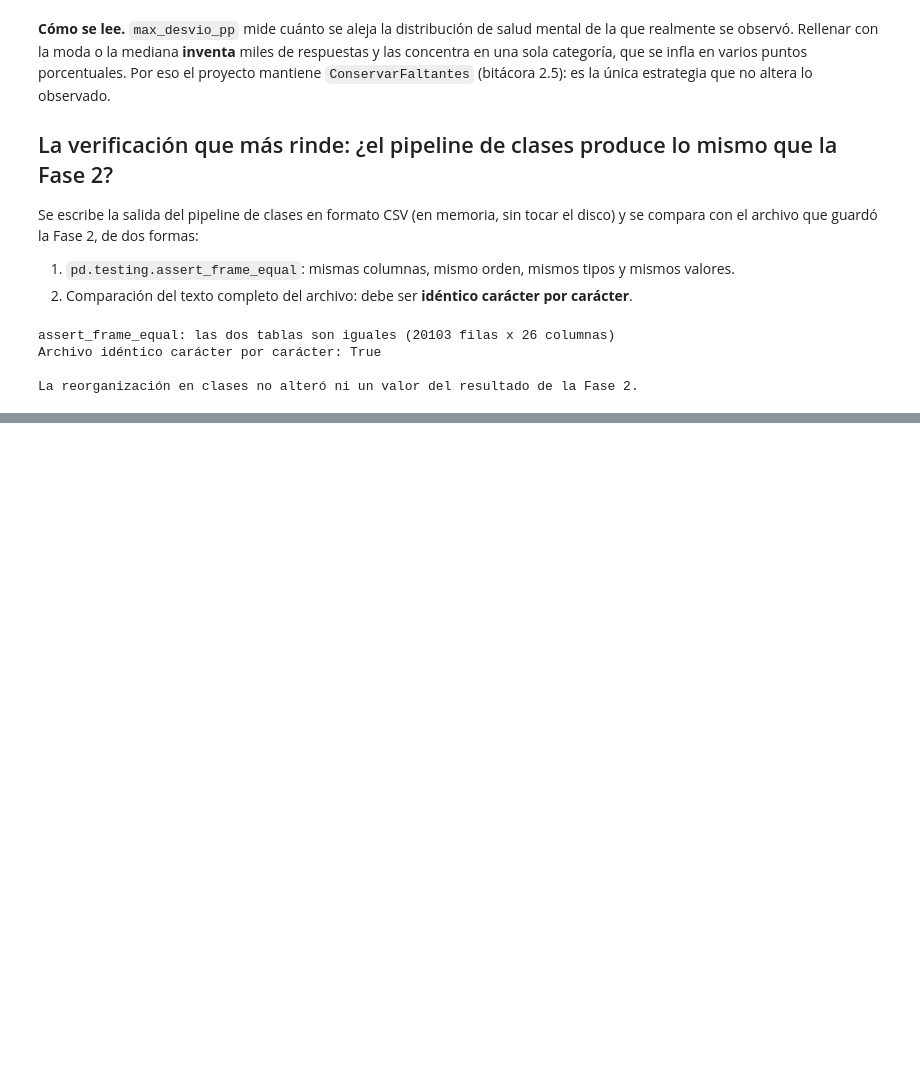
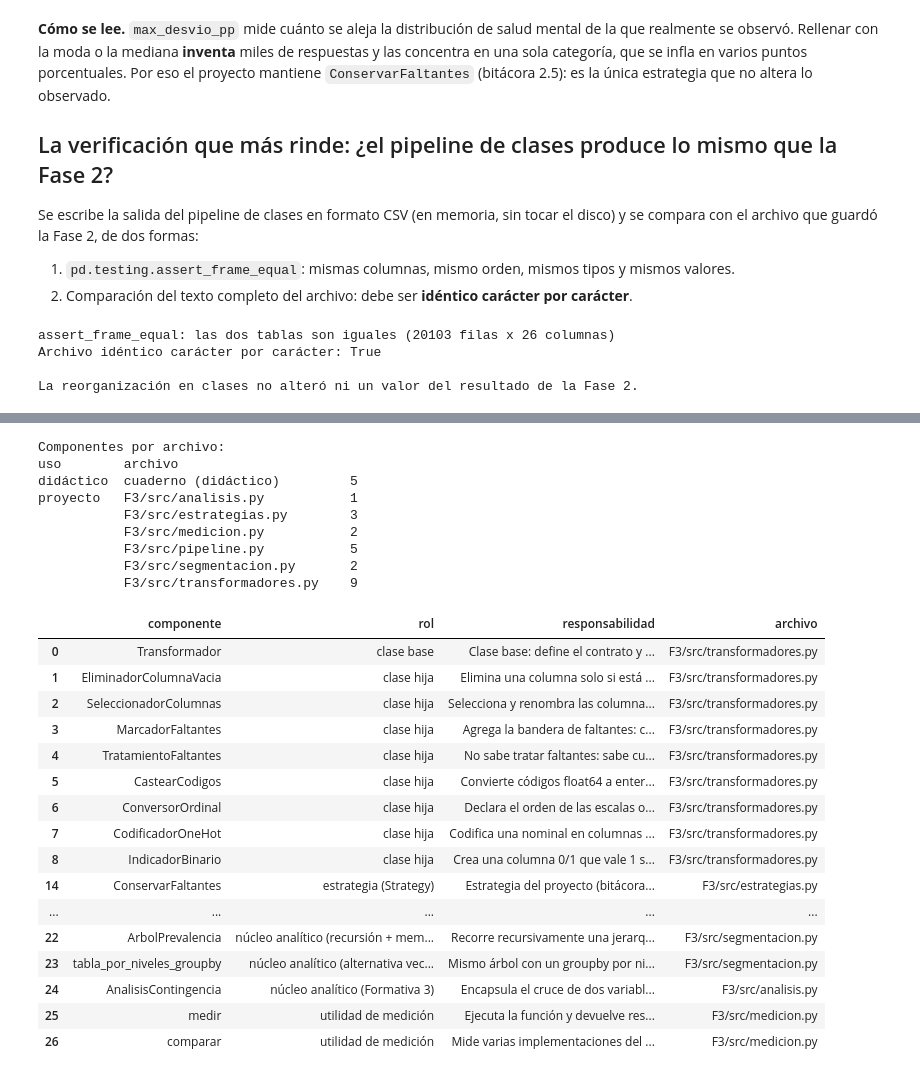
Before and after one commit to MatiasManriquezO/proyecto-grupo8-mcdi500, a Jupyter notebook: F3/notebooks/S2_F3_NucleoAlgoritmico_POO_Grupo8.ipynb, the cells around one changed output, grey strips where cells are left out. Cells and saved outputs as stored; diff of their text form; code cells hidden in the pictures; blank space fills up the shorter version.

```diff
--- a/F3/notebooks/S2_F3_NucleoAlgoritmico_POO_Grupo8.ipynb
+++ b/F3/notebooks/S2_F3_NucleoAlgoritmico_POO_Grupo8.ipynb
@@ -2226 +2207,72 @@ arquitectura[arquitectura["uso"] != "didáctico"]
+# %%
+def ubicacion(objeto):
+    """Archivo donde está definido el objeto; 'cuaderno' si se definió aquí."""
+    if objeto.__module__ == "__main__":          # definido en una celda de este cuaderno
+        return "cuaderno (didáctico)"
+    return Path(inspect.getfile(objeto)).relative_to(RAIZ).as_posix()
+
+
+def primera_linea(objeto):
+    return (objeto.__doc__ or "sin documentar").strip().splitlines()[0]
+
+
+def documentar_arquitectura():
+    """Genera la tabla de arquitectura a partir de las clases y funciones que existen.
+
+    __subclasses__() devuelve las clases que heredan de una clase: es la misma
+    información que Python usa para resolver la herencia.
+    """
+    filas = [{"componente": "Transformador", "rol": "clase base",
+              "responsabilidad": primera_linea(Transformador), "archivo": ubicacion(Transformador)}]
+    for clase in Transformador.__subclasses__():
+        filas.append({"componente": clase.__name__, "rol": "clase hija",
+                      "responsabilidad": primera_linea(clase), "archivo": ubicacion(clase)})
+    for clase in EstrategiaFaltantes.__subclasses__():
+        filas.append({"componente": clase.__name__, "rol": "estrategia (Strategy)",
+                      "responsabilidad": primera_linea(clase), "archivo": ubicacion(clase)})
+    for objeto, rol in [(Pipeline, "orquestador"), (PipelineObservable, "orquestador (Observer)"),
+                        (Bitacora, "observador"), (ReporteConsola, "observador"),
+                        (construir_pipeline_proyecto, "fábrica (Factory)"),
+                        (ArbolPrevalencia, "núcleo analítico (recursión + memoización)"),
+                        (tabla_por_niveles_groupby, "núcleo analítico (alternativa vectorizada)"),
+                        (AnalisisContingencia, "núcleo analítico (Formativa 3)"),
+                        (medir, "utilidad de medición"), (comparar, "utilidad de medición")]:
+        filas.append({"componente": objeto.__name__, "rol": rol,
+                      "responsabilidad": primera_linea(objeto), "archivo": ubicacion(objeto)})
+    tabla = pd.DataFrame(filas)
+    tabla["uso"] = np.where(tabla["archivo"].str.startswith("cuaderno"), "didáctico", "proyecto")
+    return tabla
+
+
+arquitectura = documentar_arquitectura()
+print("Componentes por archivo:")
+print(arquitectura.groupby(["uso", "archivo"]).size().to_string(), "\n")
+arquitectura[arquitectura["uso"] == "proyecto"].drop(columns="uso")
+# %% [output]
+Componentes por archivo:
+uso        archivo
+didáctico  cuaderno (didáctico)         5
+proyecto   F3/src/analisis.py           1
+           F3/src/estrategias.py        3
+           F3/src/medicion.py           2
+           F3/src/pipeline.py           5
+           F3/src/segmentacion.py       2
+           F3/src/transformadores.py    9
+|  | componente | rol | responsabilidad | archivo |
+| 0 | Transformador | clase base | Clase base: define el contrato y ... | F3/src/transformadores.py |
+| 1 | EliminadorColumnaVacia | clase hija | Elimina una columna solo si está ... | F3/src/transformadores.py |
+| 2 | SeleccionadorColumnas | clase hija | Selecciona y renombra las columna... | F3/src/transformadores.py |
+| 3 | MarcadorFaltantes | clase hija | Agrega la bandera de faltantes: c... | F3/src/transformadores.py |
+| 4 | TratamientoFaltantes | clase hija | No sabe tratar faltantes: sabe cu... | F3/src/transformadores.py |
+| 5 | CastearCodigos | clase hija | Convierte códigos float64 a enter... | F3/src/transformadores.py |
+| 6 | ConversorOrdinal | clase hija | Declara el orden de las escalas o... | F3/src/transformadores.py |
+| 7 | CodificadorOneHot | clase hija | Codifica una nominal en columnas ... | F3/src/transformadores.py |
+| 8 | IndicadorBinario | clase hija | Crea una columna 0/1 que vale 1 s... | F3/src/transformadores.py |
+| 14 | ConservarFaltantes | estrategia (Strategy) | Estrategia del proyecto (bitácora... | F3/src/estrategias.py |
+| ... | ... | ... | ... | ... |
+| 22 | ArbolPrevalencia | núcleo analítico (recursión + mem... | Recorre recursivamente una jerarq... | F3/src/segmentacion.py |
+| 23 | tabla_por_niveles_groupby | núcleo analítico (alternativa vec... | Mismo árbol con un groupby por ni... | F3/src/segmentacion.py |
+| 24 | AnalisisContingencia | núcleo analítico (Formativa 3) | Encapsula el cruce de dos variabl... | F3/src/analisis.py |
+| 25 | medir | utilidad de medición | Ejecuta la función y devuelve res... | F3/src/medicion.py |
+| 26 | comparar | utilidad de medición | Mide varias implementaciones del ... | F3/src/medicion.py |
 # %% [markdown]
```
Also changed, not shown: parts of 75 cells of this notebook.
